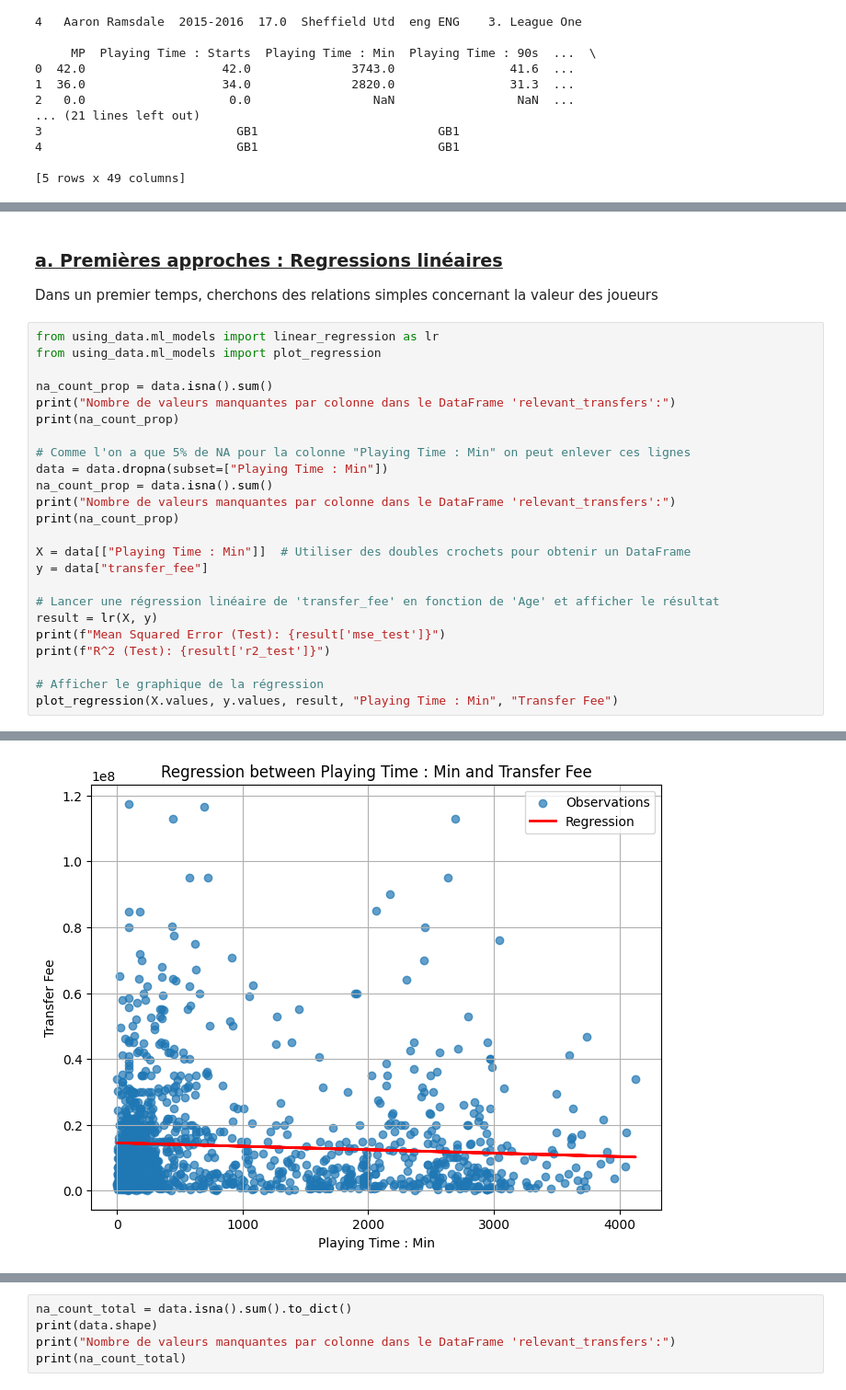
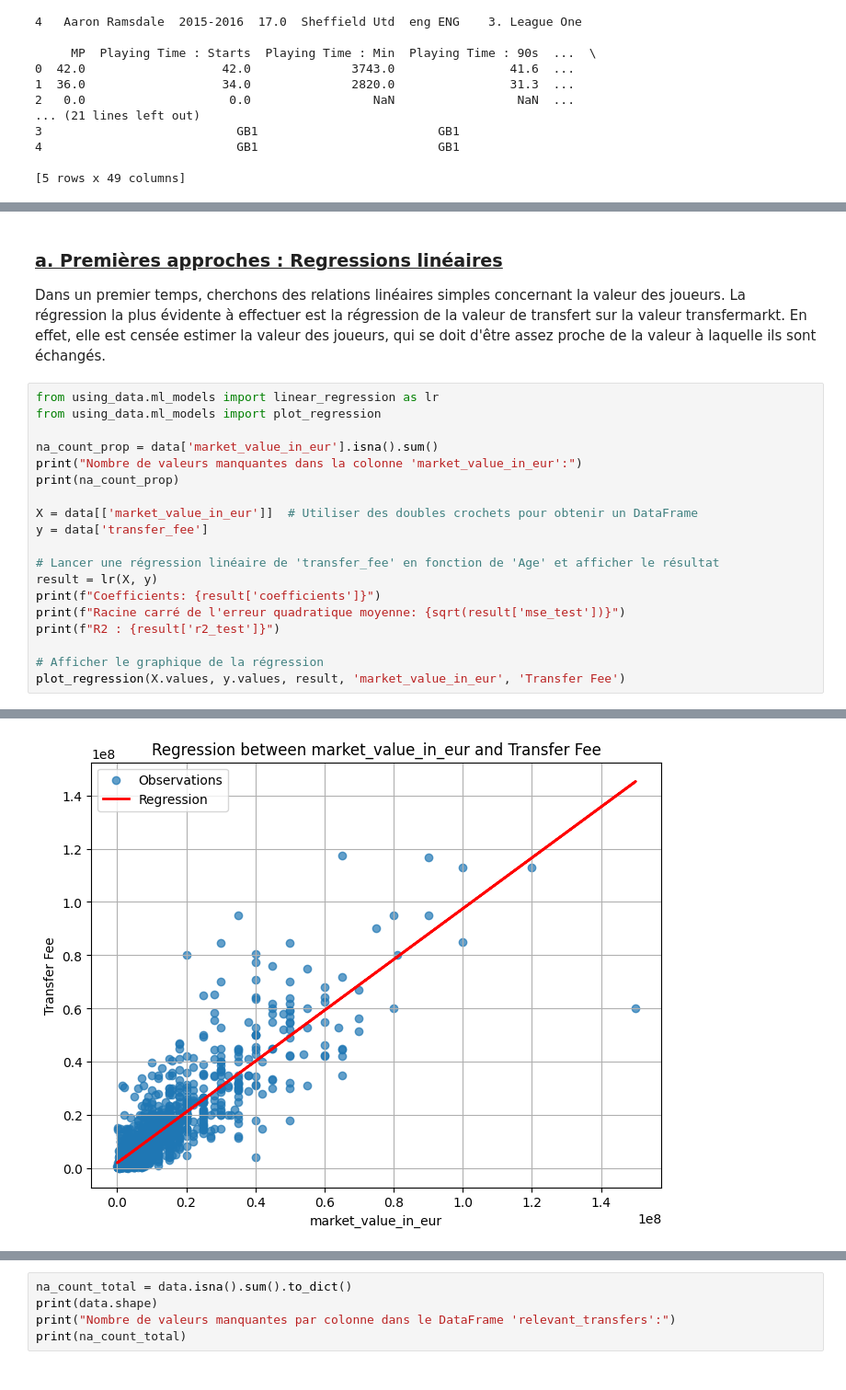
Before and after one commit to romandb21/ModelingFootballValue, a Jupyter notebook: rapport.ipynb, the cells around one changed output, grey strips where cells are left out. Shown at 92% size. Drawn from its saved outputs; the diff is of its cells as text.

```diff
--- a/rapport.ipynb
+++ b/rapport.ipynb
@@ -884,30 +912,25 @@ print(data.head())
 # %% [markdown]
-<a id="reg-lin"></a>
+<a id='reg-lin'></a>
 ### <u>a. Premières approches : Regressions linéaires</u>
 
-Dans un premier temps, cherchons des relations simples concernant la valeur des joueurs
+Dans un premier temps, cherchons des relations linéaires simples concernant la valeur des joueurs. La régression la plus évidente à effectuer est la régression de la valeur de transfert sur la valeur transfermarkt. En effet, elle est censée estimer la valeur des joueurs, qui se doit d'être assez proche de la valeur à laquelle ils sont échangés.
 # %%
 from using_data.ml_models import linear_regression as lr
 from using_data.ml_models import plot_regression
 
-na_count_prop = data.isna().sum()
-print("Nombre de valeurs manquantes par colonne dans le DataFrame 'relevant_transfers':")
+na_count_prop = data['market_value_in_eur'].isna().sum()
+print("Nombre de valeurs manquantes dans la colonne 'market_value_in_eur':")
 print(na_count_prop)
 
-# Comme l'on a que 5% de NA pour la colonne "Playing Time : Min" on peut enlever ces lignes
-data = data.dropna(subset=["Playing Time : Min"])
-na_count_prop = data.isna().sum()
-print("Nombre de valeurs manquantes par colonne dans le DataFrame 'relevant_transfers':")
-print(na_count_prop)
-
-X = data[["Playing Time : Min"]]  # Utiliser des doubles crochets pour obtenir un DataFrame
-y = data["transfer_fee"]
+X = data[['market_value_in_eur']]  # Utiliser des doubles crochets pour obtenir un DataFrame
+y = data['transfer_fee']
 
 # Lancer une régression linéaire de 'transfer_fee' en fonction de 'Age' et afficher le résultat
 result = lr(X, y)
-print(f"Mean Squared Error (Test): {result['mse_test']}")
-print(f"R^2 (Test): {result['r2_test']}")
+print(f"Coefficients: {result['coefficients']}")
+print(f"Racine carré de l'erreur quadratique moyenne: {sqrt(result['mse_test'])}")
+print(f"R2 : {result['r2_test']}")
 
 # Afficher le graphique de la régression
-plot_regression(X.values, y.values, result, "Playing Time : Min", "Transfer Fee")
+plot_regression(X.values, y.values, result, 'market_value_in_eur', 'Transfer Fee')
 # %% [output]
@@ -931 +942 @@ R^2 (Test): -0.011829814894768864
-[figure, old version]
+[figure, new version]
```
Also changed, not shown: parts of 49 cells of this notebook.
